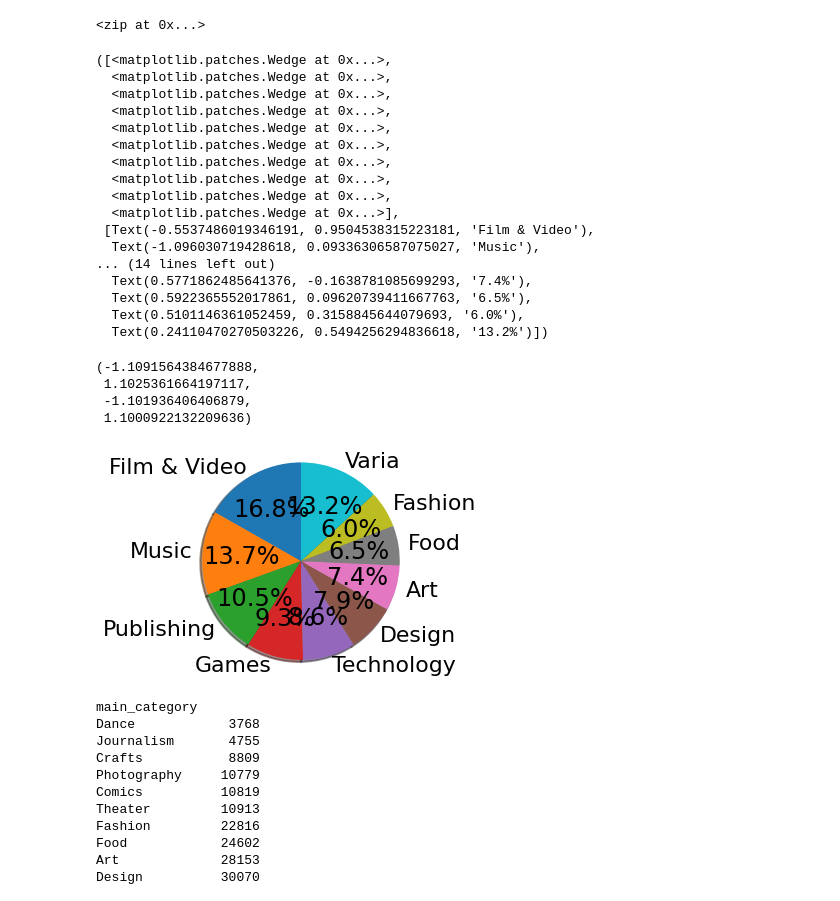
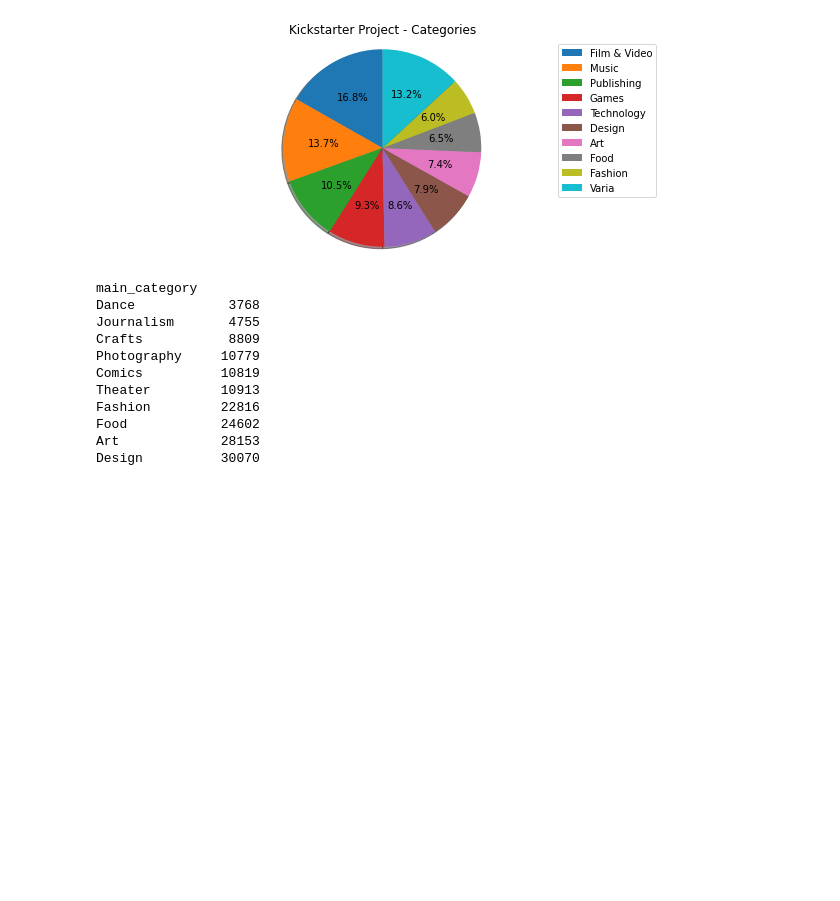
Before and after one commit to Rosseel/Kickplot, a Jupyter notebook: Kickplot.ipynb, the cells around one changed output. Cells and saved outputs as stored; diff of their text form; code cells hidden in the pictures; blank space fills up the shorter version.

```diff
--- a/Kickplot.ipynb
+++ b/Kickplot.ipynb
@@ -1,19 +1,10 @@
 # %%
-from IPython.core.interactiveshell import InteractiveShell
-InteractiveShell.ast_node_interactivity = "all"
-
 import pandas as pd
 import numpy as np
 import matplotlib.pyplot as plt
 import seaborn as sns
-pd.set_option('precision', 2) # show only two decimal digits
-sns.set_context('poster')
-
 from PIL import Image
-
 import re
-
-import numpy as np
 import matplotlib.pylab as pl
 import matplotlib.ticker as tick
 # %%
@@ -76,51 +46,32 @@ Name: days_between, Length: 99, dtype: int64
 # %%
 number_of_records=df.shape[0]
 vc=df.main_category.value_counts()
 vc_in_percentages=vc/number_of_records
 
 #the sections that are smaller than
 smaller_section= vc_in_percentages[vc_in_percentages<0.03]
 vc_in_percentages= vc_in_percentages[vc_in_percentages>=0.03]
 
 vc_in_percentages.items()
 
 keywords,percentages=zip(*vc_in_percentages.items())
 keywords=list(keywords)
 percentages=list(percentages)
 keywords.append('Varia')
 percentages.append(smaller_section.sum())
 
 
 fig1, ax1 = plt.subplots()
-ax1.pie(percentages, labels=keywords, autopct='%1.1f%%',
+ax1.pie(percentages,autopct='%1.1f%%',
         shadow=True, startangle=90)
 ax1.axis('equal')  # Equal aspect ratio ensures that pie is drawn as a circle.
-
+plt.title('Kickstarter Project - Categories')
+plt.legend(keywords)
+fig1.set_figwidth(10)
+plt.savefig('pie_categories.png')
 plt.show()
 # %% [output]
-<zip at 0x...>
-([<matplotlib.patches.Wedge at 0x...>,
-  <matplotlib.patches.Wedge at 0x...>,
-  <matplotlib.patches.Wedge at 0x...>,
-  <matplotlib.patches.Wedge at 0x...>,
-  <matplotlib.patches.Wedge at 0x...>,
-  <matplotlib.patches.Wedge at 0x...>,
-  <matplotlib.patches.Wedge at 0x...>,
-  <matplotlib.patches.Wedge at 0x...>,
-  <matplotlib.patches.Wedge at 0x...>,
-  <matplotlib.patches.Wedge at 0x...>],
- [Text(-0.5537486019346191, 0.9504538315223181, 'Film & Video'),
-  Text(-1.096030719428618, 0.09336306587075027, 'Music'),
-... (14 lines left out)
-  Text(0.5771862485641376, -0.1638781085699293, '7.4%'),
-  Text(0.5922365552017861, 0.09620739411667763, '6.5%'),
-  Text(0.5101146361052459, 0.3158845644079693, '6.0%'),
-  Text(0.24110470270503226, 0.5494256294836618, '13.2%')])
-(-1.1091564384677888,
- 1.1025361664197117,
- -1.101936406406879,
- 1.1000922132209636)
-[figure, old version]
+[figure, new version]
 # %%
 df = df[['name', 'category', 'main_category', 'deadline',
          'launched', 'state', 'backers', 'country', 'usd pledged', 'usd_goal_real']]
```
Also changed, not shown: parts of 4 cells of this notebook, 5 other files.
